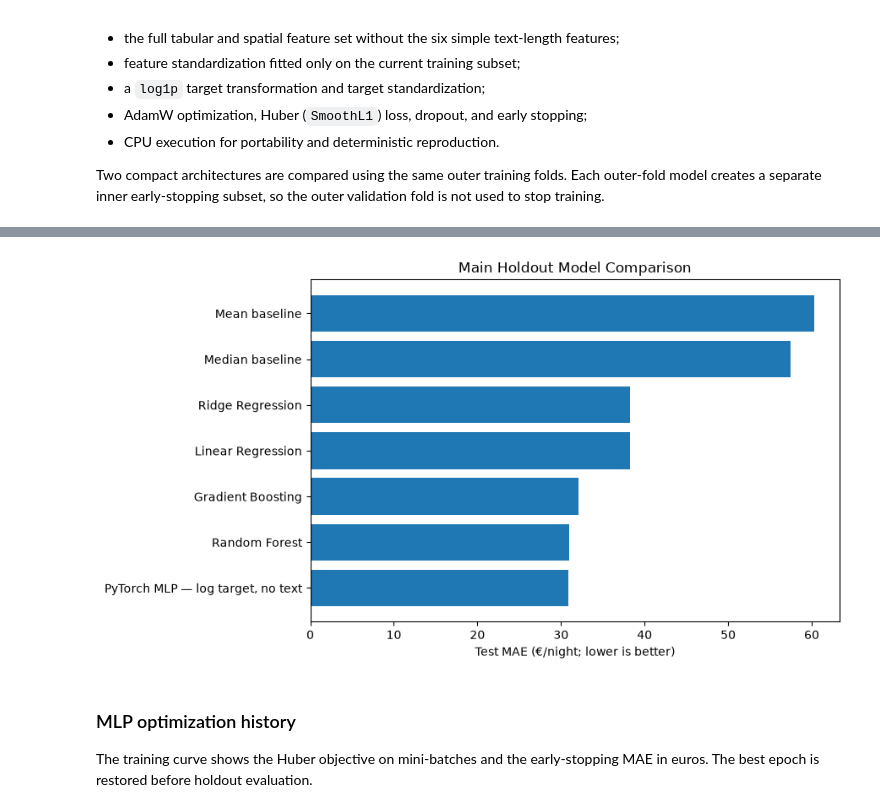
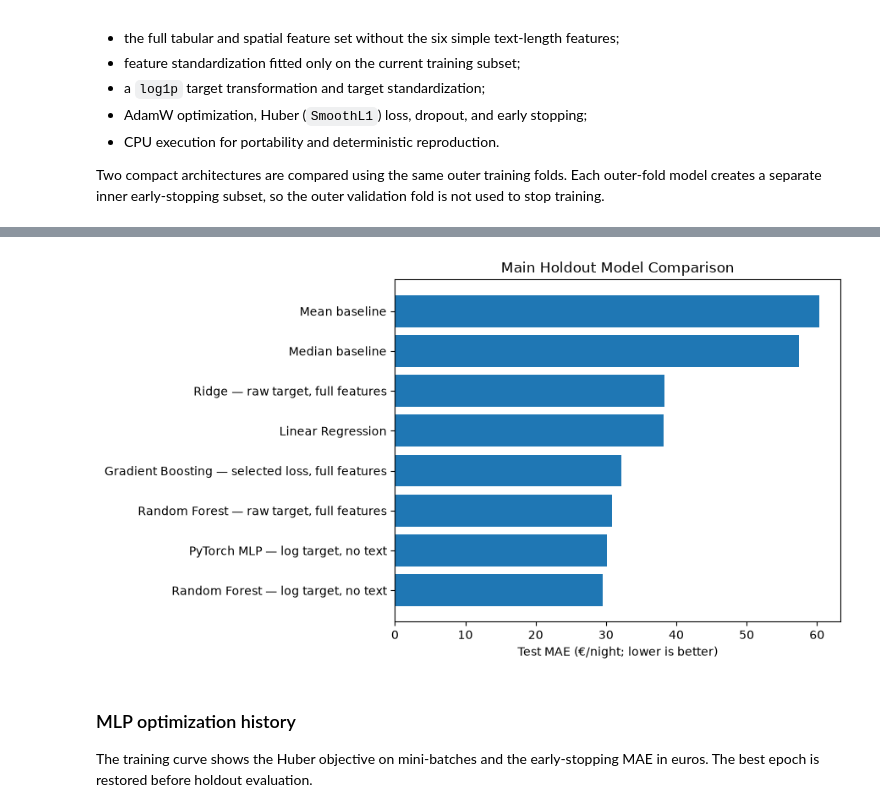
Before and after one commit to yazalj/airbnb-price-prediction-berlin, a Jupyter notebook: notebooks/03_modeling.ipynb, the cells around one changed output, grey strips where cells are left out. Drawn from its saved outputs; the diff is of its cells as text; code cells hidden in the pictures.

```diff
--- a/notebooks/03_modeling.ipynb
+++ b/notebooks/03_modeling.ipynb
@@ -341,9 +510,19 @@ Best Gradient Boosting structure: {'learning_rate': 0.05, 'max_depth': 3, 'min_s
 
 Only the Gradient Boosting loss is changed while the selected tree structure remains fixed. This tests whether prediction errors should be penalized proportionally (`absolute_error`), more strongly when they are large (`squared_error`), or through a robust compromise (`huber`).
 # %%
+gbr_loss_pipeline = Pipeline([
+    ("impute", SimpleImputer(strategy="median")),
+    (
+        "model",
+        GradientBoostingRegressor(
+            random_state=RANDOM_STATE,
+            **best_gbr_structure,
+        ),
+    ),
+])
 gbr_loss_search = GridSearchCV(
-    GradientBoostingRegressor(random_state=RANDOM_STATE, **best_gbr_structure),
-    param_grid={"loss": ["squared_error", "absolute_error", "huber"]},
+    gbr_loss_pipeline,
+    param_grid={"model__loss": ["squared_error", "absolute_error", "huber"]},
     scoring="neg_mean_absolute_error",
     cv=cv_splits,
     n_jobs=1,
@@ -351,7 +530,8 @@ gbr_loss_search = GridSearchCV(
 )
 gbr_loss_search.fit(X_train, y_train)
 best_gbr = gbr_loss_search.best_estimator_
-print("Selected Gradient Boosting loss:", gbr_loss_search.best_params_["loss"])
+best_gbr_loss = gbr_loss_search.best_params_["model__loss"]
+print("Selected Gradient Boosting loss:", best_gbr_loss)
 print("Gradient Boosting cross-validated MAE:", -gbr_loss_search.best_score_)
 
 penalty_example = pd.DataFrame({
@@ -407,7 +587,8 @@ class PriceMLP(nn.Module):
 
 
 def predict_torch_mlp(artifacts: dict, X_frame: pd.DataFrame) -> np.ndarray:
-    X_scaled = artifacts["feature_scaler"].transform(X_frame).astype("float32")
+    X_imputed = artifacts["feature_imputer"].transform(X_frame)
+    X_scaled = artifacts["feature_scaler"].transform(X_imputed).astype("float32")
     artifacts["model"].eval()
     with torch.no_grad():
         standardized_prediction = (
@@ -443,9 +624,12 @@ def train_torch_mlp(
         stratify=inner_bins,
     )
 
-    feature_scaler = StandardScaler().fit(X_fit.iloc[fit_indices])
-    X_subtrain = feature_scaler.transform(X_fit.iloc[fit_indices]).astype("float32")
-    X_stopping = feature_scaler.transform(X_fit.iloc[stopping_indices]).astype("float32")
+    feature_imputer = SimpleImputer(strategy="median").fit(X_fit.iloc[fit_indices])
+    X_subtrain_imputed = feature_imputer.transform(X_fit.iloc[fit_indices])
+    X_stopping_imputed = feature_imputer.transform(X_fit.iloc[stopping_indices])
+    feature_scaler = StandardScaler().fit(X_subtrain_imputed)
+    X_subtrain = feature_scaler.transform(X_subtrain_imputed).astype("float32")
+    X_stopping = feature_scaler.transform(X_stopping_imputed).astype("float32")
 
     log_target = np.log1p(y_fit.iloc[fit_indices].to_numpy())
     target_mean = float(log_target.mean())
@@ -521,8 +705,10 @@ def train_torch_mlp(
     # number of epochs. The early-stopping subset chooses the epoch only; it is
     # not discarded from the final fit.
     set_torch_seed(seed)
-    final_feature_scaler = StandardScaler().fit(X_fit)
-    X_full = final_feature_scaler.transform(X_fit).astype("float32")
+    final_feature_imputer = SimpleImputer(strategy="median").fit(X_fit)
+    X_full_imputed = final_feature_imputer.transform(X_fit)
+    final_feature_scaler = StandardScaler().fit(X_full_imputed)
+    X_full = final_feature_scaler.transform(X_full_imputed).astype("float32")
     full_log_target = np.log1p(y_fit.to_numpy())
     final_target_mean = float(full_log_target.mean())
     final_target_sd = float(full_log_target.std())
@@ -561,6 +747,7 @@ def train_torch_mlp(
 
     artifacts = {
         "model": final_model,
+        "feature_imputer": final_feature_imputer,
         "feature_scaler": final_feature_scaler,
         "target_mean": final_target_mean,
         "target_sd": final_target_sd,
@@ -714,13 +1072,13 @@ display(model_comparison[[
 # %%
 fig, ax = plt.subplots(figsize=(9, 5))
-plot_data = model_comparison.sort_values("test_mae", ascending=True)
+plot_data = model_comparison_final.sort_values("test_mae", ascending=True)
 ax.barh(plot_data["model"], plot_data["test_mae"])
 ax.set_xlabel("Test MAE (€/night; lower is better)")
 ax.set_title("Main Holdout Model Comparison")
 fig.tight_layout()
 plt.show()
 # %% [output]
-[figure, old version]
+[figure, new version]
 # %% [markdown]
 ### MLP optimization history
 
```
Also changed, not shown: parts of 54 cells of this notebook, 4 other files.
